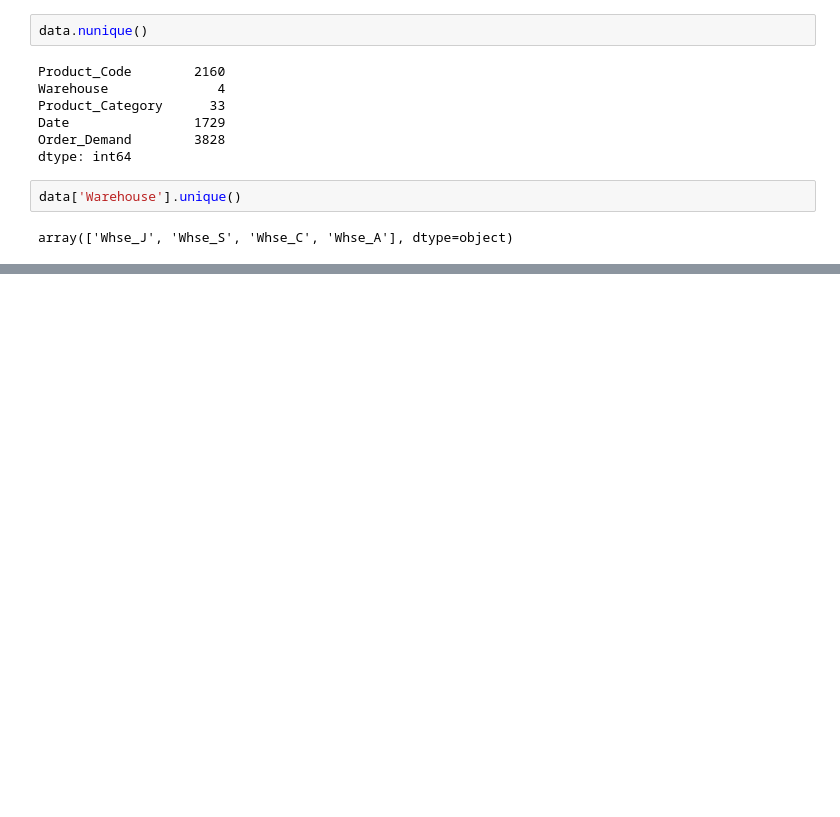
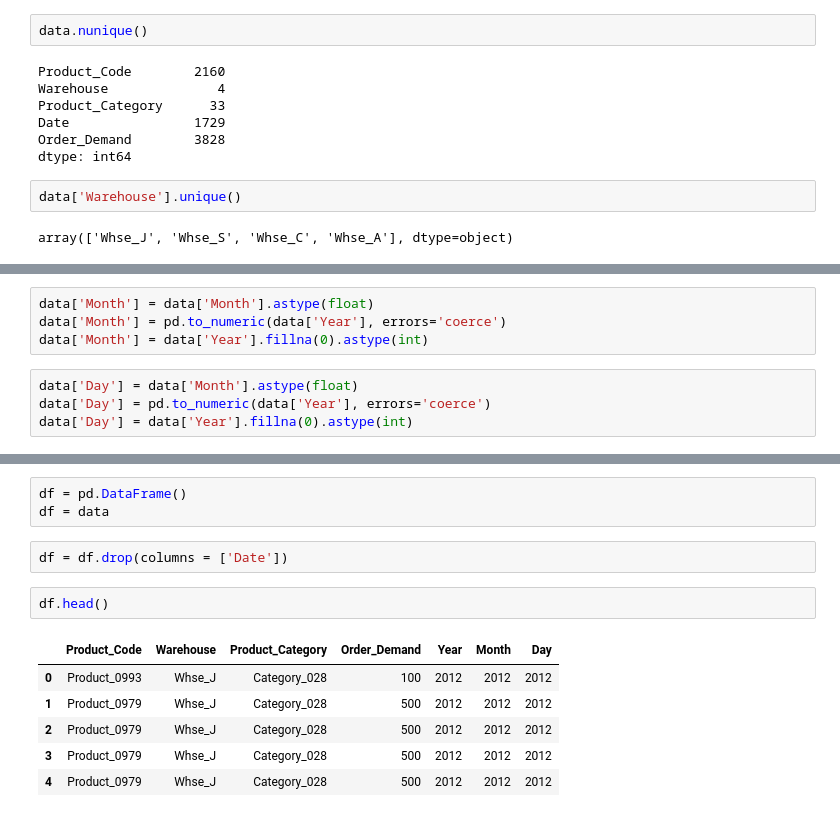
Before and after one commit to StatShibe/SupplyChain_DemandPrediction, a Jupyter notebook: Dataset_Inference.ipynb, the cells around one changed output, grey strips where cells are left out. Cells and saved outputs as stored; diff of their text form; blank space fills up the shorter version.

```diff
--- a/Dataset_Inference.ipynb
+++ b/Dataset_Inference.ipynb
@@ -45,0 +121,8 @@ array(['Whse_J', 'Whse_S', 'Whse_C', 'Whse_A'], dtype=object)
+# %%
+data['Month'] = data['Month'].astype(float)
+data['Month'] = pd.to_numeric(data['Year'], errors='coerce')
+data['Month'] = data['Year'].fillna(0).astype(int)
+# %%
+data['Day'] = data['Month'].astype(float)
+data['Day'] = pd.to_numeric(data['Year'], errors='coerce')
+data['Day'] = data['Year'].fillna(0).astype(int)
@@ -45,0 +131,14 @@ array(['Whse_J', 'Whse_S', 'Whse_C', 'Whse_A'], dtype=object)
+# %%
+df = pd.DataFrame()
+df = data
+# %%
+df = df.drop(columns = ['Date'])
+# %%
+df.head()
+# %% [output]
+|  | Product_Code | Warehouse | Product_Category | Order_Demand | Year | Month | Day |
+| 0 | Product_0993 | Whse_J | Category_028 | 100 | 2012 | 2012 | 2012 |
+| 1 | Product_0979 | Whse_J | Category_028 | 500 | 2012 | 2012 | 2012 |
+| 2 | Product_0979 | Whse_J | Category_028 | 500 | 2012 | 2012 | 2012 |
+| 3 | Product_0979 | Whse_J | Category_028 | 500 | 2012 | 2012 | 2012 |
+| 4 | Product_0979 | Whse_J | Category_028 | 500 | 2012 | 2012 | 2012 |
```
Also changed, not shown: parts of 19 cells of this notebook.
